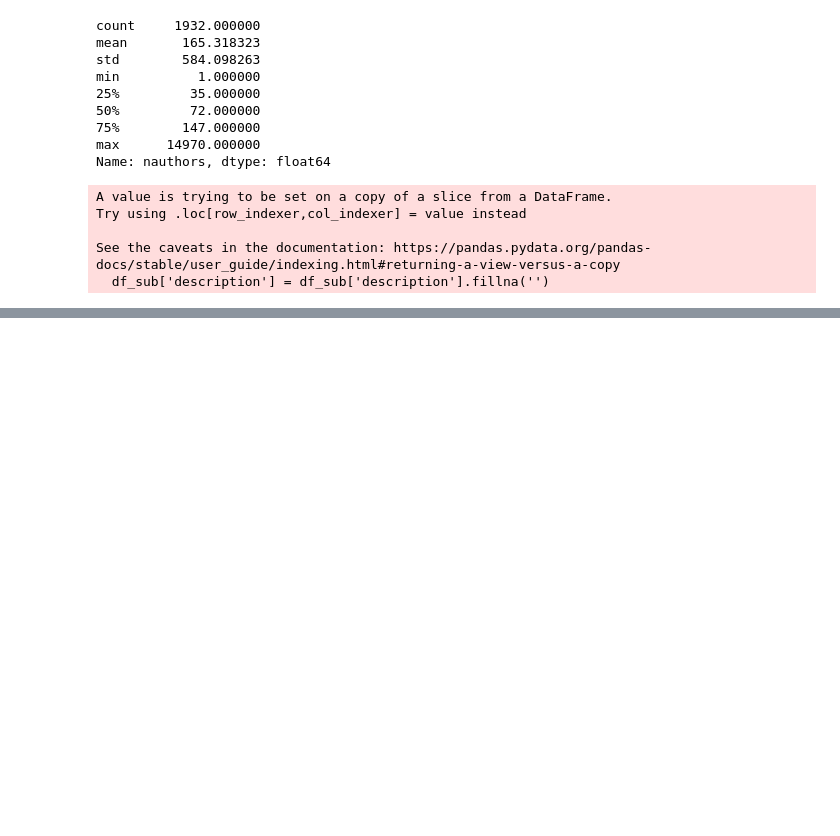
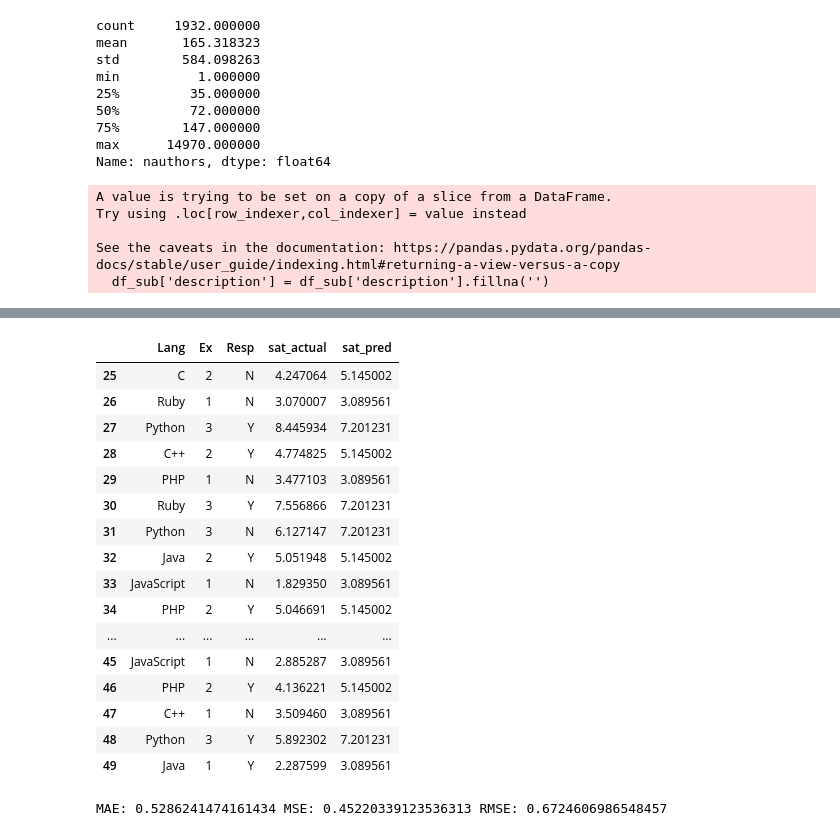
Before and after one commit to ssayce0511/Recommendation-System, a Jupyter notebook: OS_Rec.ipynb, the cells around one changed output, grey strips where cells are left out. Saved outputs shown, nothing was run; the diff lists cells and outputs as text; code cells hidden in the pictures; blank space fills up the shorter version.

```diff
--- a/OS_Rec.ipynb
+++ b/OS_Rec.ipynb
@@ -259,0 +320,2 @@ test = users.iloc[25:]
+# %%
+mymodel = np.poly1d(np.polyfit(x_train, y_train, 3))
@@ -259,0 +347,34 @@ test = users.iloc[25:]
+# %%
+test
+# %% [output]
+|  | Lang | Ex | Resp | sat_actual | sat_pred |
+| 25 | C | 2 | N | 4.247064 | 5.145002 |
+| 26 | Ruby | 1 | N | 3.070007 | 3.089561 |
+| 27 | Python | 3 | Y | 8.445934 | 7.201231 |
+| 28 | C++ | 2 | Y | 4.774825 | 5.145002 |
+| 29 | PHP | 1 | N | 3.477103 | 3.089561 |
+| 30 | Ruby | 3 | Y | 7.556866 | 7.201231 |
+| 31 | Python | 3 | N | 6.127147 | 7.201231 |
+| 32 | Java | 2 | Y | 5.051948 | 5.145002 |
+| 33 | JavaScript | 1 | N | 1.829350 | 3.089561 |
+| 34 | PHP | 2 | Y | 5.046691 | 5.145002 |
+| ... | ... | ... | ... | ... | ... |
+| 45 | JavaScript | 1 | N | 2.885287 | 3.089561 |
+| 46 | PHP | 2 | Y | 4.136221 | 5.145002 |
+| 47 | C++ | 1 | N | 3.509460 | 3.089561 |
+| 48 | Python | 3 | Y | 5.892302 | 7.201231 |
+| 49 | Java | 1 | Y | 2.287599 | 3.089561 |
+# %%
+
+
+values = test[['sat_actual', 'sat_pred']]
+
+
+# Accuracy metrics
+mae = sk.metrics.mean_absolute_error(values['sat_actual'], values['sat_pred'])
+mse = sk.metrics.mean_squared_error(values['sat_actual'], values['sat_pred'])
+rmse = sk.metrics.mean_squared_error(values['sat_actual'], values['sat_pred'], squared=False)
+
+print('MAE:', mae, 'MSE:', mse, 'RMSE:', rmse)
+# %% [output]
+MAE: 0.5286241474161434 MSE: 0.45220339123536313 RMSE: 0.6724606986548457
```
Also changed, not shown: parts of 18 cells of this notebook.
